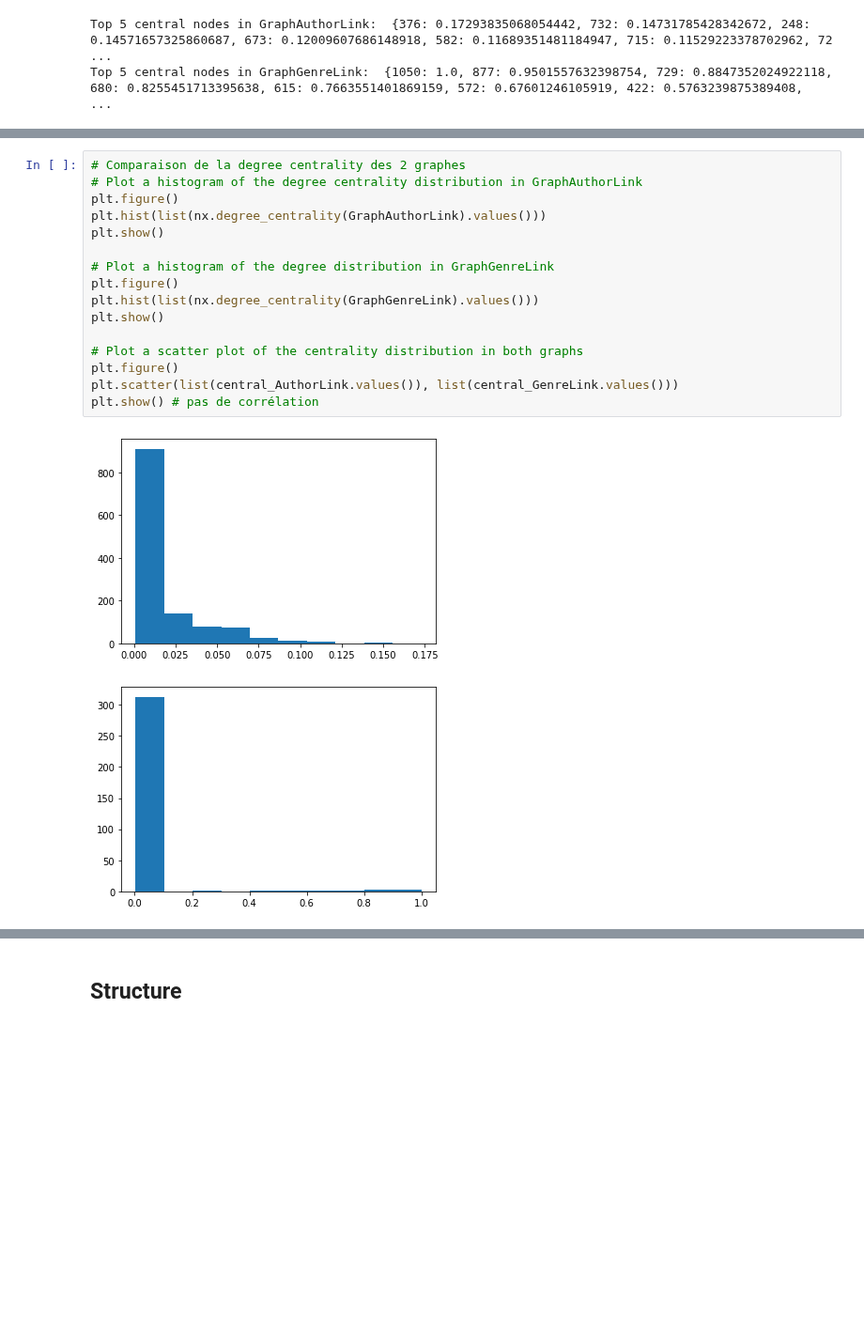
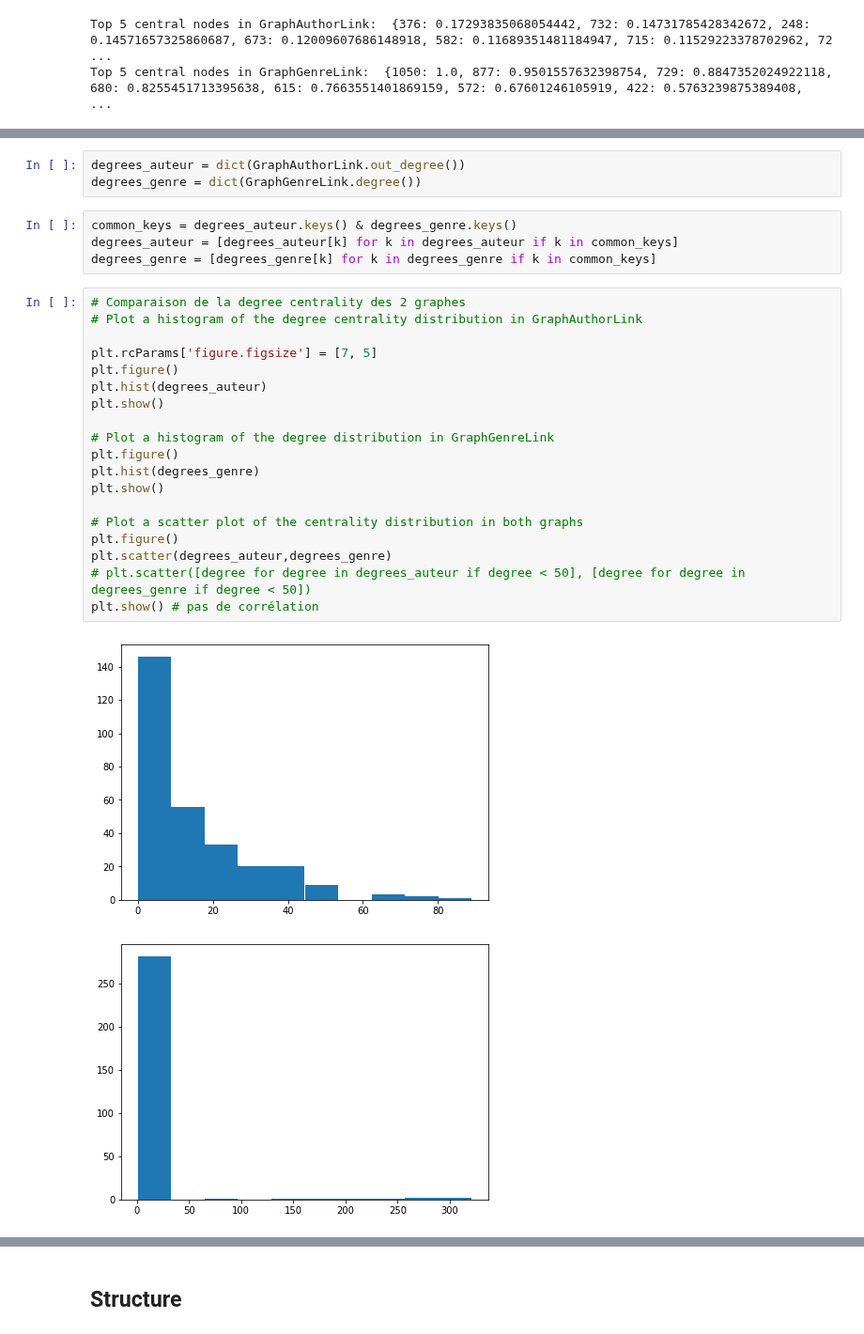
Before and after one commit to ChabiMax/author_network, a Jupyter notebook: Code/Graph_from_raw_data_Mat.ipynb, the cells around one changed output, grey strips where cells are left out. Shown at 94% size. Drawn from its saved outputs; the diff is of its cells as text; blank space fills up the shorter version.

```diff
--- a/Code/Graph_from_raw_data_Mat.ipynb
+++ b/Code/Graph_from_raw_data_Mat.ipynb
@@ -324,19 +334,29 @@ Top 5 central nodes in GraphGenreLink:  {1050: 1.0, 877: 0.9501557632398754, 729
+# %%
+degrees_auteur = dict(GraphAuthorLink.out_degree())
+degrees_genre = dict(GraphGenreLink.degree())
+# %%
+common_keys = degrees_auteur.keys() & degrees_genre.keys()
+degrees_auteur = [degrees_auteur[k] for k in degrees_auteur if k in common_keys]
+degrees_genre = [degrees_genre[k] for k in degrees_genre if k in common_keys]
 # %%
 # Comparaison de la degree centrality des 2 graphes
 # Plot a histogram of the degree centrality distribution in GraphAuthorLink
+
+plt.rcParams['figure.figsize'] = [7, 5]
 plt.figure()
-plt.hist(list(nx.degree_centrality(GraphAuthorLink).values()))
+plt.hist(degrees_auteur)
 plt.show()
 
 # Plot a histogram of the degree distribution in GraphGenreLink
 plt.figure()
-plt.hist(list(nx.degree_centrality(GraphGenreLink).values()))
+plt.hist(degrees_genre)
 plt.show()
 
 # Plot a scatter plot of the centrality distribution in both graphs
 plt.figure()
-plt.scatter(list(central_AuthorLink.values()), list(central_GenreLink.values()))
+plt.scatter(degrees_auteur,degrees_genre)
+# plt.scatter([degree for degree in degrees_auteur if degree < 50], [degree for degree in degrees_genre if degree < 50])
 plt.show() # pas de corrélation
 # %% [output]
-[figure, old version]
+[figure, new version]
-[figure, old version]
+[figure, new version]
```
Also changed, not shown: parts of 2 cells of this notebook.
